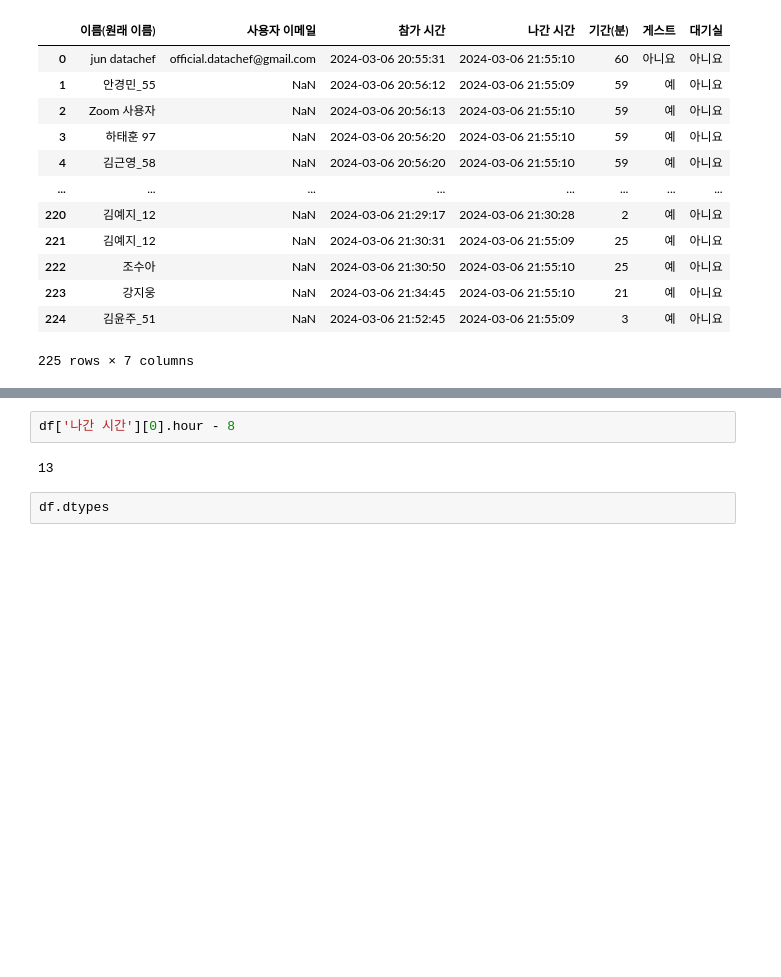
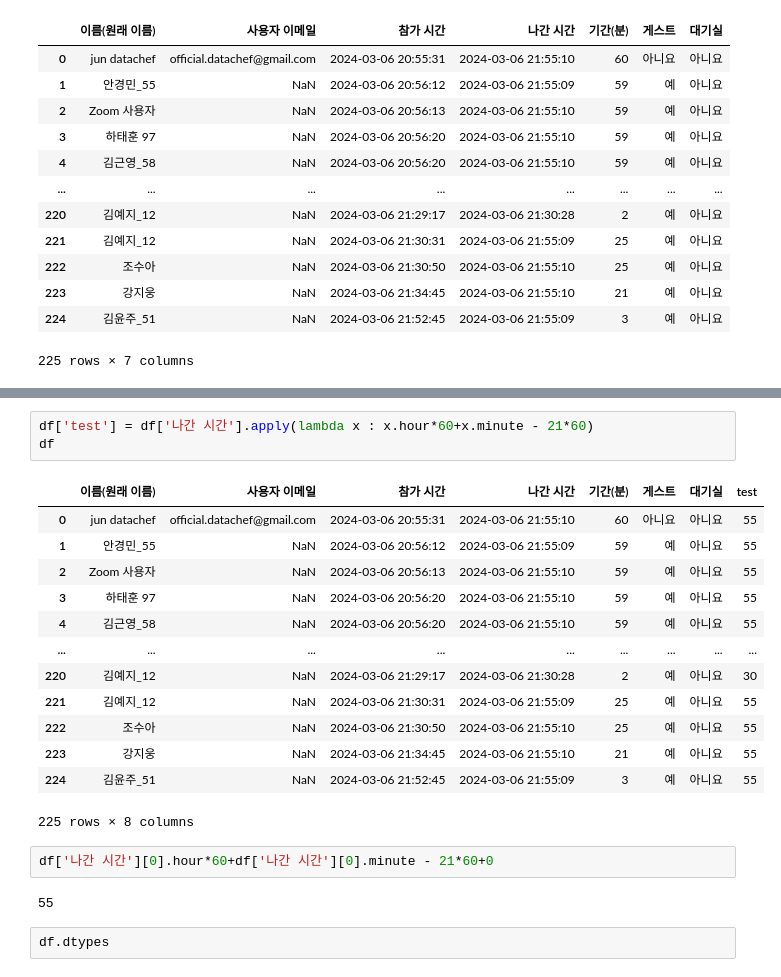
Before and after one commit to Jinu-uu/bda_cicd, a Jupyter notebook: check.ipynb, the cells around one changed output, grey strips where cells are left out. Cells and saved outputs as stored; diff of their text form; blank space fills up the shorter version.

```diff
--- a/check.ipynb
+++ b/check.ipynb
@@ -51,7 +90,24 @@ df
+# %%
+df['test'] = df['나간 시간'].apply(lambda x : x.hour*60+x.minute - 21*60)
+df
+# %% [output]
+|  | 이름(원래 이름) | 사용자 이메일 | 참가 시간 | 나간 시간 | 기간(분) | 게스트 | 대기실 | test |
+| 0 | jun datachef | official.datachef@gmail.com | 2024-03-06 20:55:31 | 2024-03-06 21:55:10 | 60 | 아니요 | 아니요 | 55 |
+| 1 | 안경민_55 | NaN | 2024-03-06 20:56:12 | 2024-03-06 21:55:09 | 59 | 예 | 아니요 | 55 |
+| 2 | Zoom 사용자 | NaN | 2024-03-06 20:56:13 | 2024-03-06 21:55:10 | 59 | 예 | 아니요 | 55 |
+| 3 | 하태훈 97 | NaN | 2024-03-06 20:56:20 | 2024-03-06 21:55:10 | 59 | 예 | 아니요 | 55 |
+| 4 | 김근영_58 | NaN | 2024-03-06 20:56:20 | 2024-03-06 21:55:10 | 59 | 예 | 아니요 | 55 |
+| ... | ... | ... | ... | ... | ... | ... | ... | ... |
+| 220 | 김예지_12 | NaN | 2024-03-06 21:29:17 | 2024-03-06 21:30:28 | 2 | 예 | 아니요 | 30 |
+| 221 | 김예지_12 | NaN | 2024-03-06 21:30:31 | 2024-03-06 21:55:09 | 25 | 예 | 아니요 | 55 |
+| 222 | 조수아 | NaN | 2024-03-06 21:30:50 | 2024-03-06 21:55:10 | 25 | 예 | 아니요 | 55 |
+| 223 | 강지웅 | NaN | 2024-03-06 21:34:45 | 2024-03-06 21:55:10 | 21 | 예 | 아니요 | 55 |
+| 224 | 김윤주_51 | NaN | 2024-03-06 21:52:45 | 2024-03-06 21:55:09 | 3 | 예 | 아니요 | 55 |
+225 rows × 8 columns
 # %%
-df['나간 시간'][0].hour - 8
+df['나간 시간'][0].hour*60+df['나간 시간'][0].minute - 21*60+0
 # %% [output]
-13
+55
 # %%
 df.dtypes
 # %% [output]
```
Also changed, not shown: parts of 11 cells of this notebook, 2 other files.
